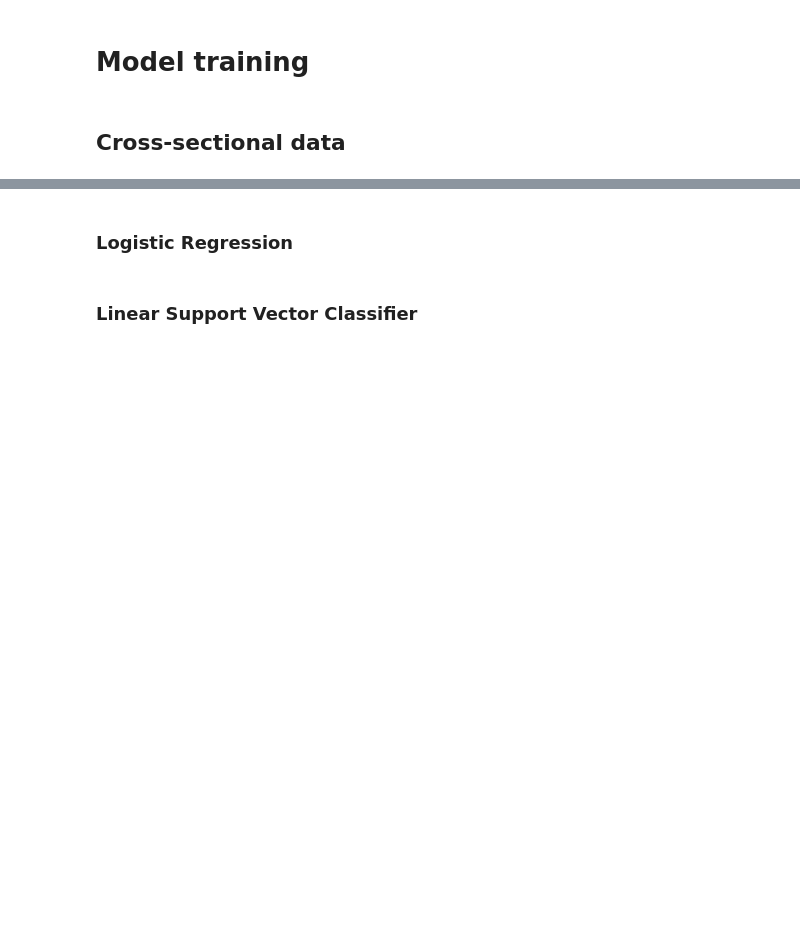
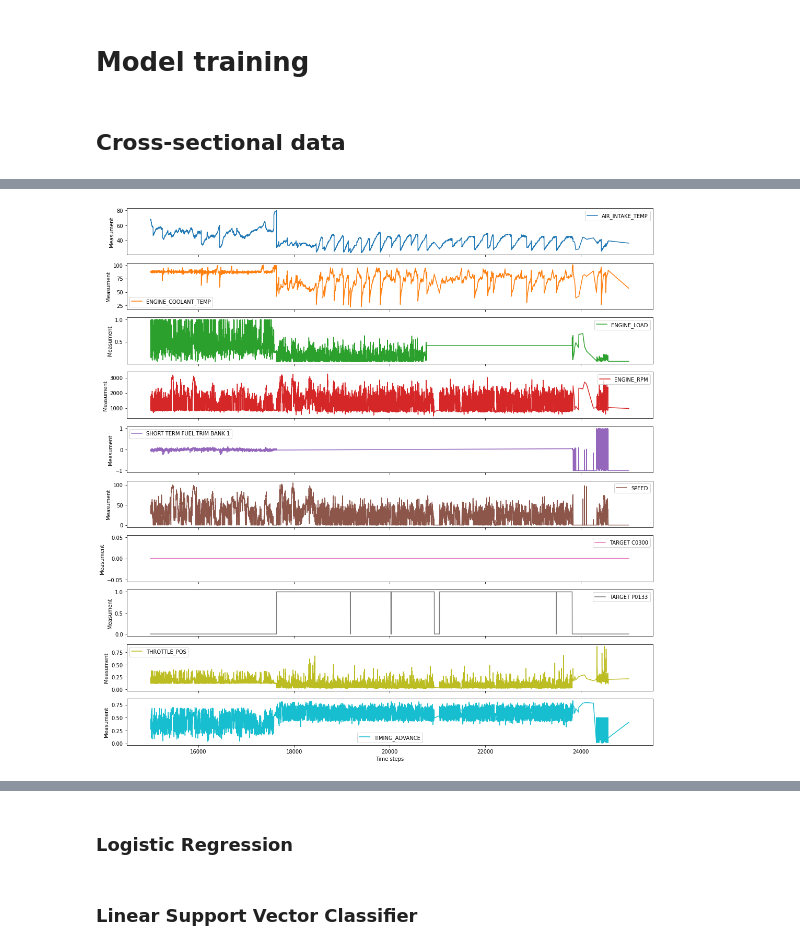
Before and after one commit to shamilnabiyev/automl-time-series, a Jupyter notebook: notebooks/odb-2-dtc-model-training.ipynb, the cells around one changed output, grey strips where cells are left out. Cells and saved outputs as stored; diff of their text form; code cells hidden in the pictures; blank space fills up the shorter version.

Commit message:
Added new plots

```diff
--- a/notebooks/odb-2-dtc-model-training.ipynb
+++ b/notebooks/odb-2-dtc-model-training.ipynb
@@ -50,0 +108,3 @@ df.shape
+# %%
+df["TARGET P0133"] = np.where(df["TROUBLE_CODES"] == "P0133", 1, 0)
+df["TARGET C0300"] = np.where(df["TROUBLE_CODES"] == "C0300", 1, 0)
@@ -50,0 +121,14 @@ df.shape
+# %%
+selected_columns = df.columns.difference(["TROUBLE_CODES", "VEHICLE_ID", "TIMESTAMP", "TROUBLE_CODES_BINARY"])
+
+df[selected_columns][15000:25000].plot(
+    subplots=True,
+    figsize=(15, 15),
+    xlabel='Time steps',
+    ylabel='Measument'
+)
+
+plt.tight_layout()
+plt.show()
+# %% [output]
+[figure, added]
```
Also changed, not shown: parts of 83 cells of this notebook.
